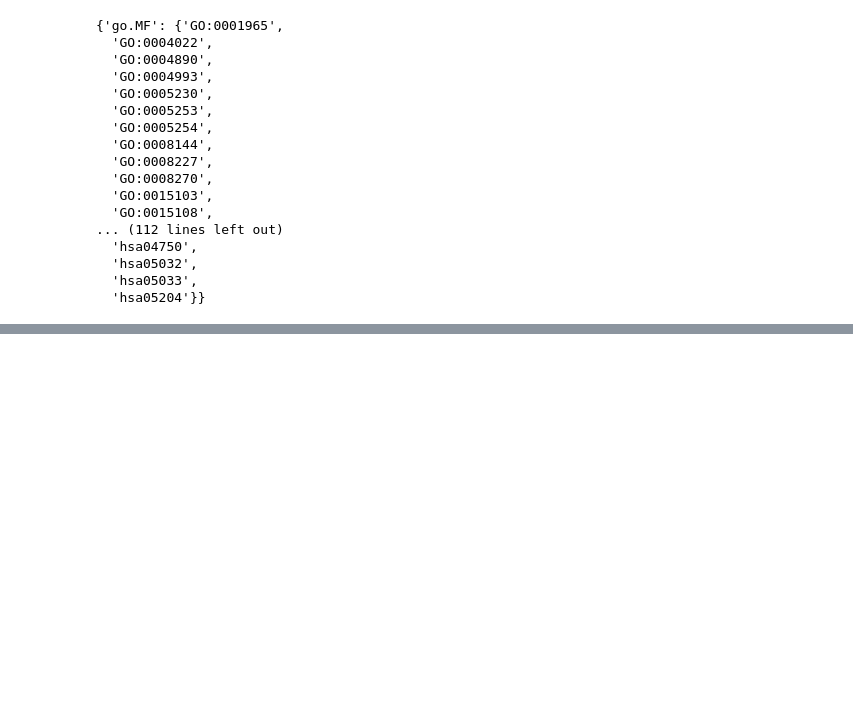
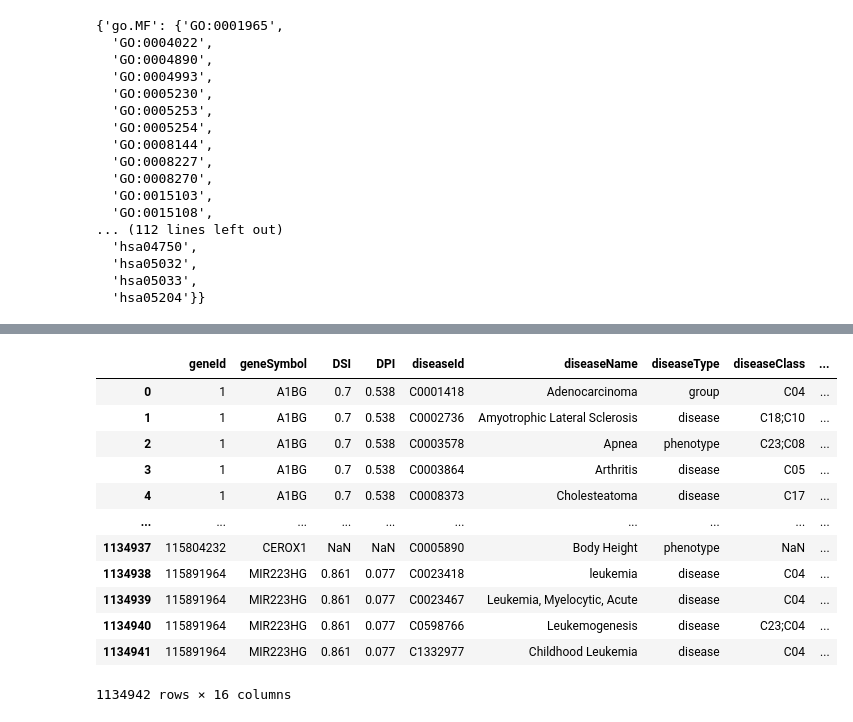
Before and after one commit to bionetslab/digest, a Jupyter notebook: jupyter/testing.ipynb, the cells around one changed output, grey strips where cells are left out. Saved outputs shown, nothing was run; the diff lists cells and outputs as text; code cells hidden in the pictures; blank space fills up the shorter version.

Commit message:
remapping with disgenet

```diff
--- a/jupyter/testing.ipynb
+++ b/jupyter/testing.ipynb
@@ -214,0 +232,18 @@ print('Time: ', stop - start)
+# %%
+disease_var_mapping = pd.read_csv('https://www.disgenet.org/static/disgenet_ap1/files/downloads/all_variant_disease_associations.tsv.gz', compression='gzip', sep='\t', dtype=str)
+disease_gene_mapping = pd.read_csv('https://www.disgenet.org/static/disgenet_ap1/files/downloads/all_gene_disease_associations.tsv.gz', compression='gzip', sep='\t', dtype=str)
+disease_gene_mapping
+# %% [output]
+|  | geneId | geneSymbol | DSI | DPI | diseaseId | diseaseName | diseaseType | diseaseClass | ... |
+| 0 | 1 | A1BG | 0.7 | 0.538 | C0001418 | Adenocarcinoma | group | C04 | ... |
+| 1 | 1 | A1BG | 0.7 | 0.538 | C0002736 | Amyotrophic Lateral Sclerosis | disease | C18;C10 | ... |
+| 2 | 1 | A1BG | 0.7 | 0.538 | C0003578 | Apnea | phenotype | C23;C08 | ... |
+| 3 | 1 | A1BG | 0.7 | 0.538 | C0003864 | Arthritis | disease | C05 | ... |
+| 4 | 1 | A1BG | 0.7 | 0.538 | C0008373 | Cholesteatoma | disease | C17 | ... |
+| ... | ... | ... | ... | ... | ... | ... | ... | ... | ... |
+| 1134937 | 115804232 | CEROX1 | NaN | NaN | C0005890 | Body Height | phenotype | NaN | ... |
+| 1134938 | 115891964 | MIR223HG | 0.861 | 0.077 | C0023418 | leukemia | disease | C04 | ... |
+| 1134939 | 115891964 | MIR223HG | 0.861 | 0.077 | C0023467 | Leukemia, Myelocytic, Acute | disease | C04 | ... |
+| 1134940 | 115891964 | MIR223HG | 0.861 | 0.077 | C0598766 | Leukemogenesis | disease | C23;C04 | ... |
+| 1134941 | 115891964 | MIR223HG | 0.861 | 0.077 | C1332977 | Childhood Leukemia | disease | C04 | ... |
+1134942 rows × 16 columns
```
Also changed, not shown: parts of 30 cells of this notebook, 6 other files.
